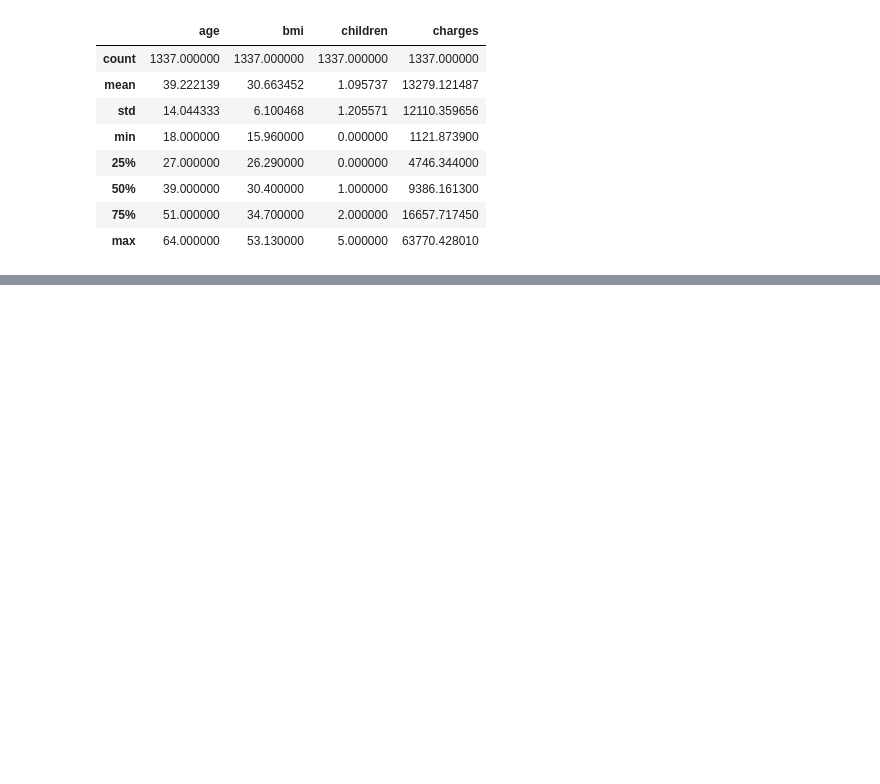
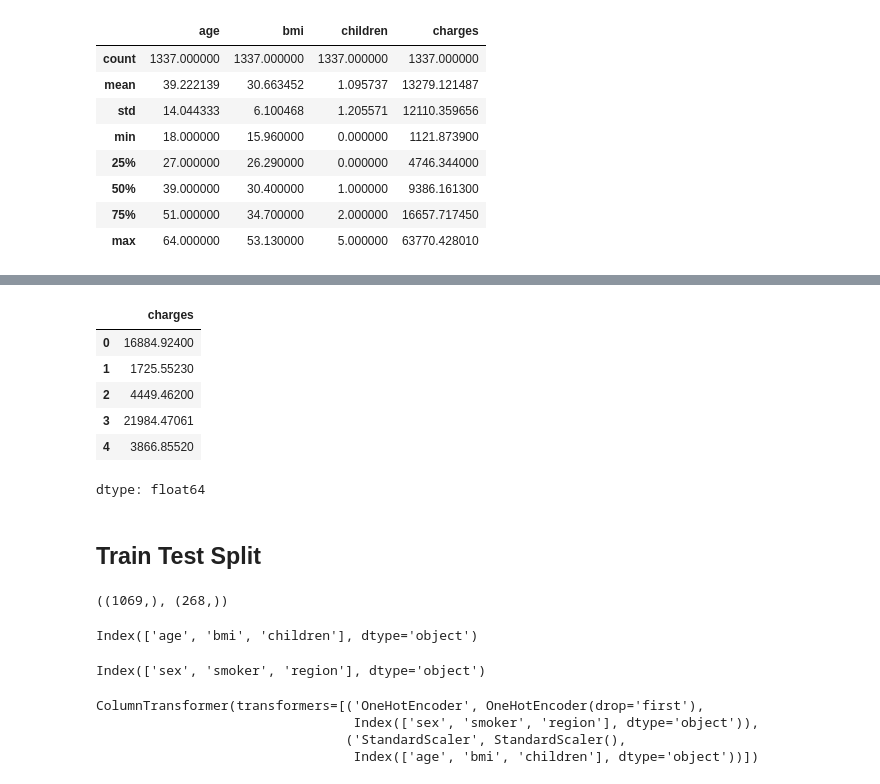
Before and after one commit to nikeshgamal24/Medical-Insurance-Prediction-Project, a Jupyter notebook: Medical_Insurance_Prediction_Project.ipynb, the cells around one changed output, grey strips where cells are left out. Saved outputs shown, nothing was run; the diff lists cells and outputs as text; code cells hidden in the pictures; blank space fills up the shorter version.

```diff
--- a/Medical_Insurance_Prediction_Project.ipynb
+++ b/Medical_Insurance_Prediction_Project.ipynb
@@ -353,0 +429,21 @@ data.describe()
+# %%
+## dependent feature
+y = data['charges']
+y.head()
+# %% [output]
+|  | charges |
+| 0 | 16884.92400 |
+| 1 | 1725.55230 |
+| 2 | 4449.46200 |
+| 3 | 21984.47061 |
+| 4 | 3866.85520 |
+dtype: float64
+# %% [markdown]
+## Train Test Split
+# %%
+from sklearn.model_selection import train_test_split
+X_train,X_test,y_train,y_test = train_test_split(X,y,test_size=0.2,random_state=42)
+X_train.shape,X_test.shape
+y_train.shape,y_test.shape
+# %% [output]
+((1069,), (268,))
@@ -353,0 +455,8 @@ data.describe()
+# %%
+num_features
+# %% [output]
+Index(['age', 'bmi', 'children'], dtype='object')
+# %%
+cat_features
+# %% [output]
+Index(['sex', 'smoker', 'region'], dtype='object')
@@ -353,0 +477,7 @@ data.describe()
+# %%
+preprocessor
+# %% [output]
+ColumnTransformer(transformers=[('OneHotEncoder', OneHotEncoder(drop='first'),
+                                 Index(['sex', 'smoker', 'region'], dtype='object')),
+                                ('StandardScaler', StandardScaler(),
+                                 Index(['age', 'bmi', 'children'], dtype='object'))])
```
Also changed, not shown: parts of 26 cells of this notebook.
